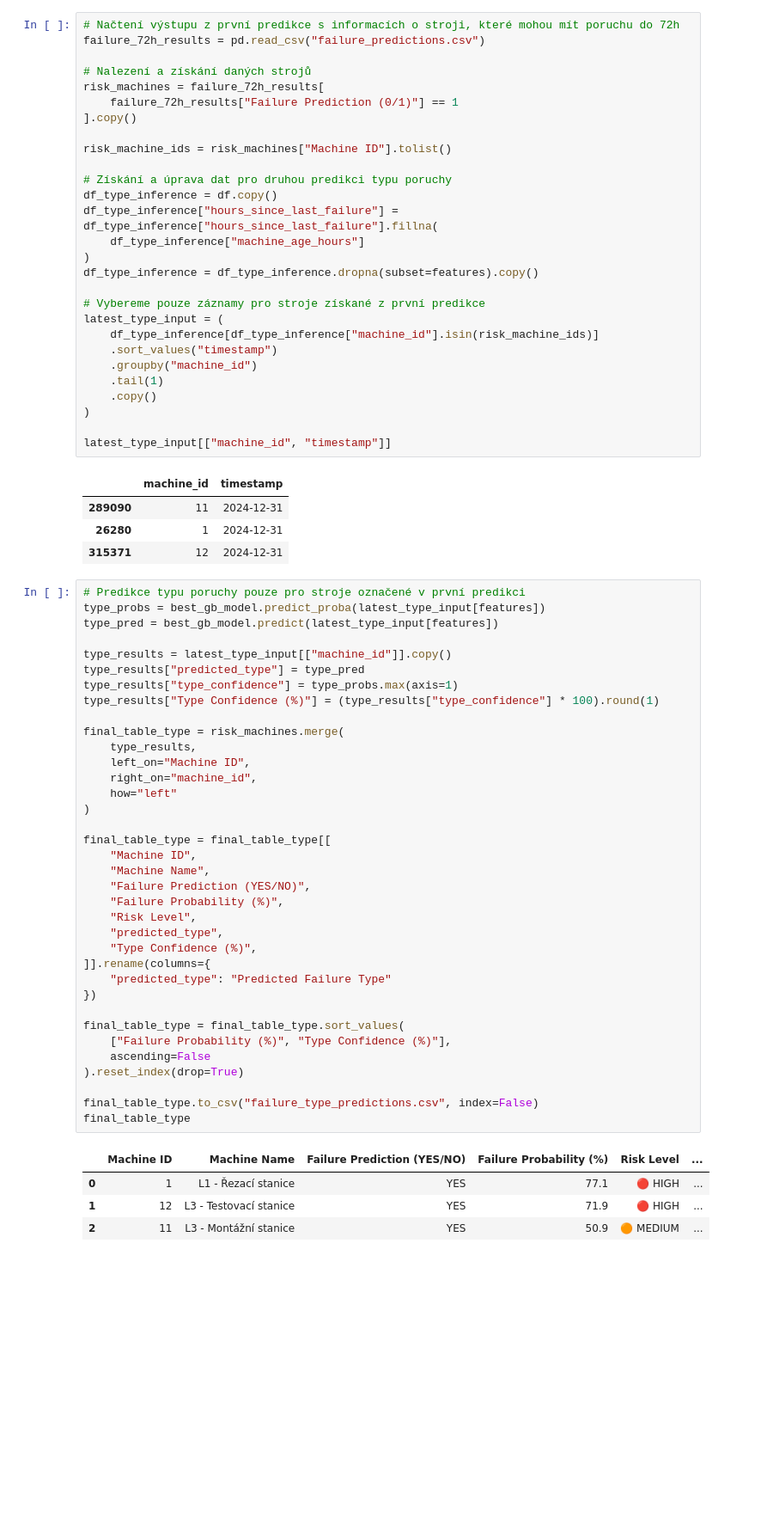
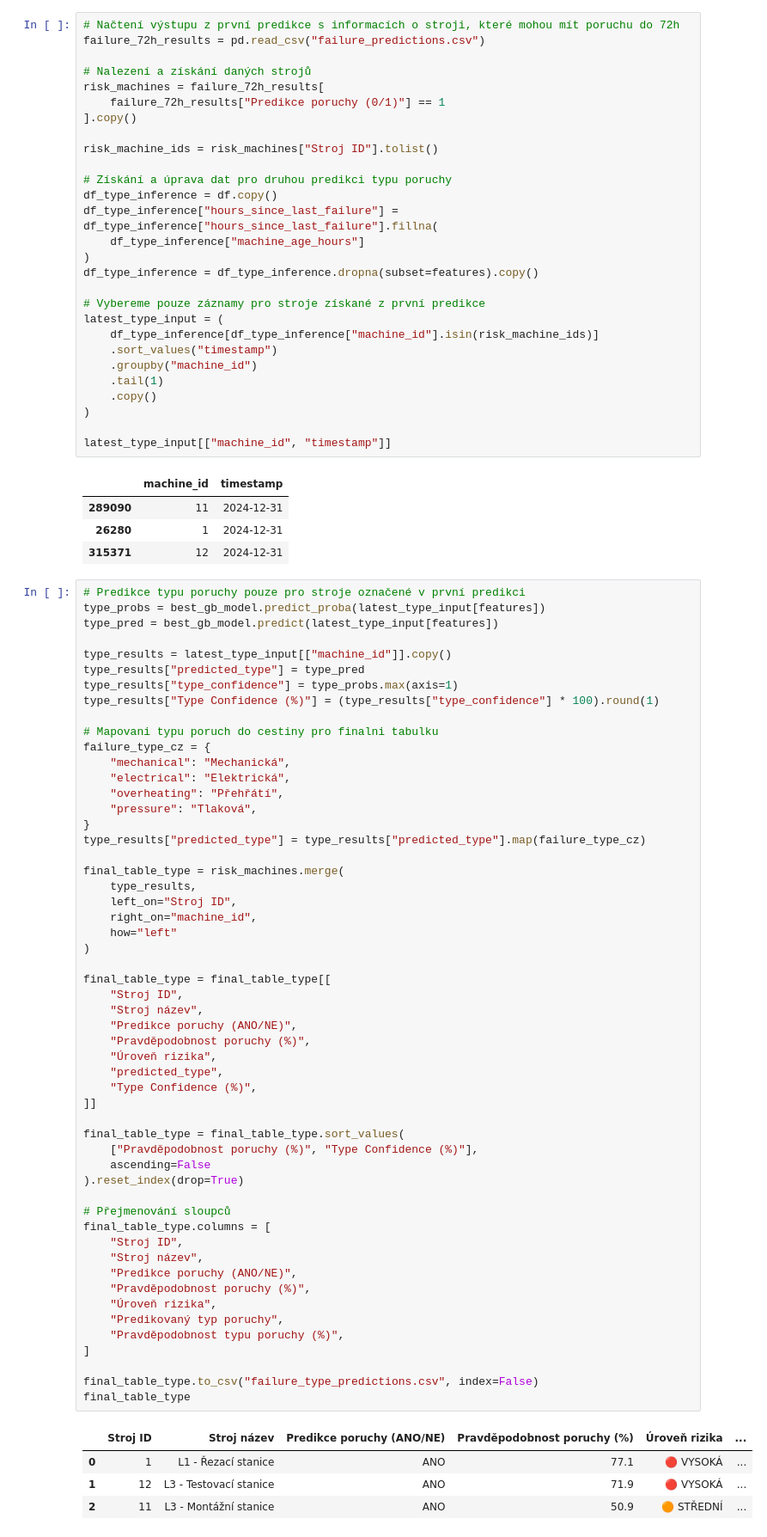
Before and after one commit to jiravo/diplomova-prace, a Jupyter notebook: predictive/failure_type.ipynb, the cells around one changed output. Shown at 86% size. Saved outputs shown, nothing was run; the diff lists cells and outputs as text; blank space fills up the shorter version.

```diff
--- a/predictive/failure_type.ipynb
+++ b/predictive/failure_type.ipynb
@@ -460,10 +460,10 @@ failure_72h_results = pd.read_csv("failure_predictions.csv")
 
 # Nalezení a získání daných strojů
 risk_machines = failure_72h_results[
-    failure_72h_results["Failure Prediction (0/1)"] == 1
+    failure_72h_results["Predikce poruchy (0/1)"] == 1
 ].copy()
 
-risk_machine_ids = risk_machines["Machine ID"].tolist()
+risk_machine_ids = risk_machines["Stroj ID"].tolist()
 
 # Získání a úprava dat pro druhou predikci typu poruchy
 df_type_inference = df.copy()
@@ -490,41 +490,59 @@ latest_type_input[["machine_id", "timestamp"]]
 # %%
 # Predikce typu poruchy pouze pro stroje označené v první predikci
 type_probs = best_gb_model.predict_proba(latest_type_input[features])
 type_pred = best_gb_model.predict(latest_type_input[features])
 
 type_results = latest_type_input[["machine_id"]].copy()
 type_results["predicted_type"] = type_pred
 type_results["type_confidence"] = type_probs.max(axis=1)
 type_results["Type Confidence (%)"] = (type_results["type_confidence"] * 100).round(1)
 
+# Mapovani typu poruch do cestiny pro finalni tabulku
+failure_type_cz = {
+    "mechanical": "Mechanická",
+    "electrical": "Elektrická",
+    "overheating": "Přehřátí",
+    "pressure": "Tlaková",
+}
+type_results["predicted_type"] = type_results["predicted_type"].map(failure_type_cz)
+
 final_table_type = risk_machines.merge(
     type_results,
-    left_on="Machine ID",
+    left_on="Stroj ID",
     right_on="machine_id",
     how="left"
 )
 
 final_table_type = final_table_type[[
-    "Machine ID",
-    "Machine Name",
-    "Failure Prediction (YES/NO)",
-    "Failure Probability (%)",
-    "Risk Level",
+    "Stroj ID",
+    "Stroj název",
+    "Predikce poruchy (ANO/NE)",
+    "Pravděpodobnost poruchy (%)",
+    "Úroveň rizika",
     "predicted_type",
     "Type Confidence (%)",
-]].rename(columns={
-    "predicted_type": "Predicted Failure Type"
-})
+]]
 
 final_table_type = final_table_type.sort_values(
-    ["Failure Probability (%)", "Type Confidence (%)"],
+    ["Pravděpodobnost poruchy (%)", "Type Confidence (%)"],
     ascending=False
 ).reset_index(drop=True)
 
+# Přejmenování sloupců
+final_table_type.columns = [
+    "Stroj ID",
+    "Stroj název",
+    "Predikce poruchy (ANO/NE)",
+    "Pravděpodobnost poruchy (%)",
+    "Úroveň rizika",
+    "Predikovaný typ poruchy",
+    "Pravděpodobnost typu poruchy (%)",
+]
+
 final_table_type.to_csv("failure_type_predictions.csv", index=False)
 final_table_type
 # %% [output]
-|  | Machine ID | Machine Name | Failure Prediction (YES/NO) | Failure Probability (%) | Risk Level | ... |
-| 0 | 1 | L1 - Řezací stanice | YES | 77.1 | 🔴 HIGH | ... |
-| 1 | 12 | L3 - Testovací stanice | YES | 71.9 | 🔴 HIGH | ... |
-| 2 | 11 | L3 - Montážní stanice | YES | 50.9 | 🟠 MEDIUM | ... |
+|  | Stroj ID | Stroj název | Predikce poruchy (ANO/NE) | Pravděpodobnost poruchy (%) | Úroveň rizika | ... |
+| 0 | 1 | L1 - Řezací stanice | ANO | 77.1 | 🔴 VYSOKÁ | ... |
+| 1 | 12 | L3 - Testovací stanice | ANO | 71.9 | 🔴 VYSOKÁ | ... |
+| 2 | 11 | L3 - Montážní stanice | ANO | 50.9 | 🟠 STŘEDNÍ | ... |
```
Also changed, not shown: 7 other files.
